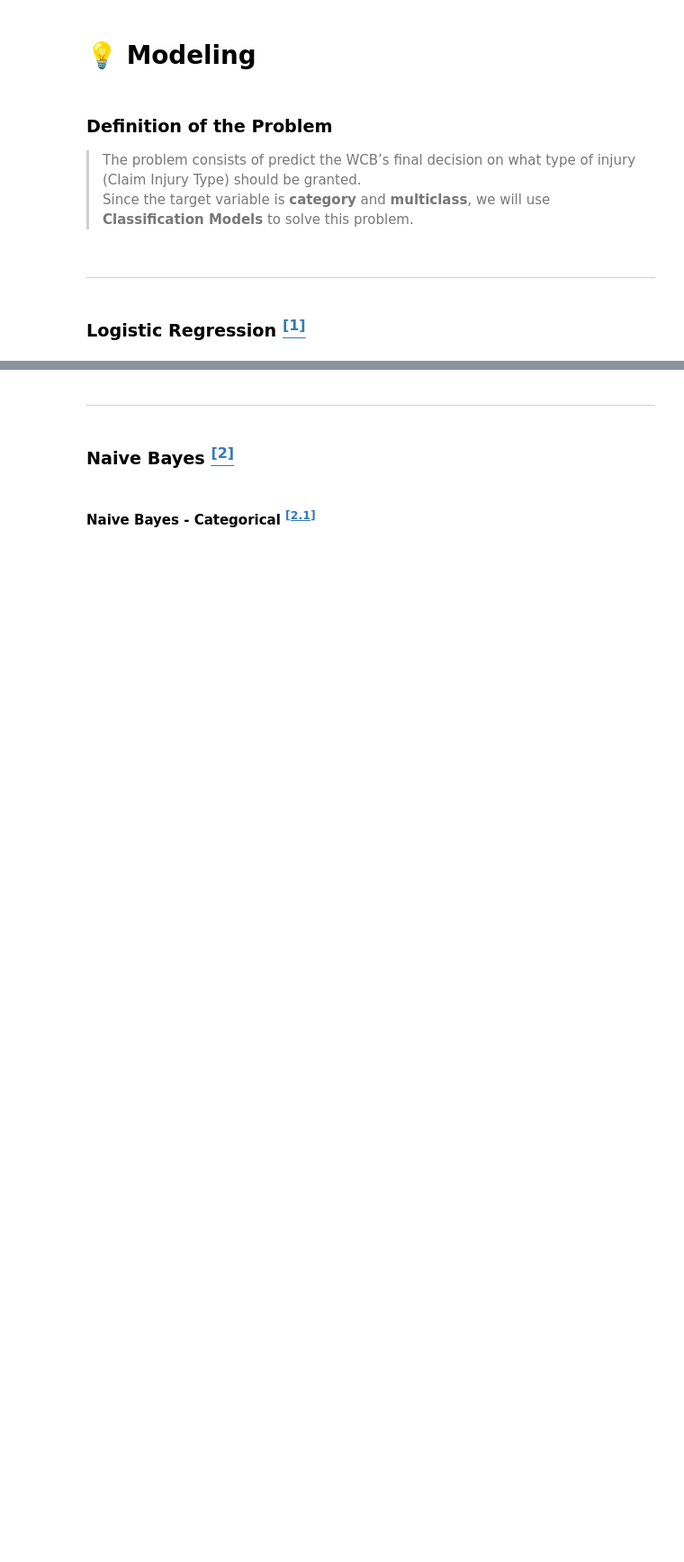
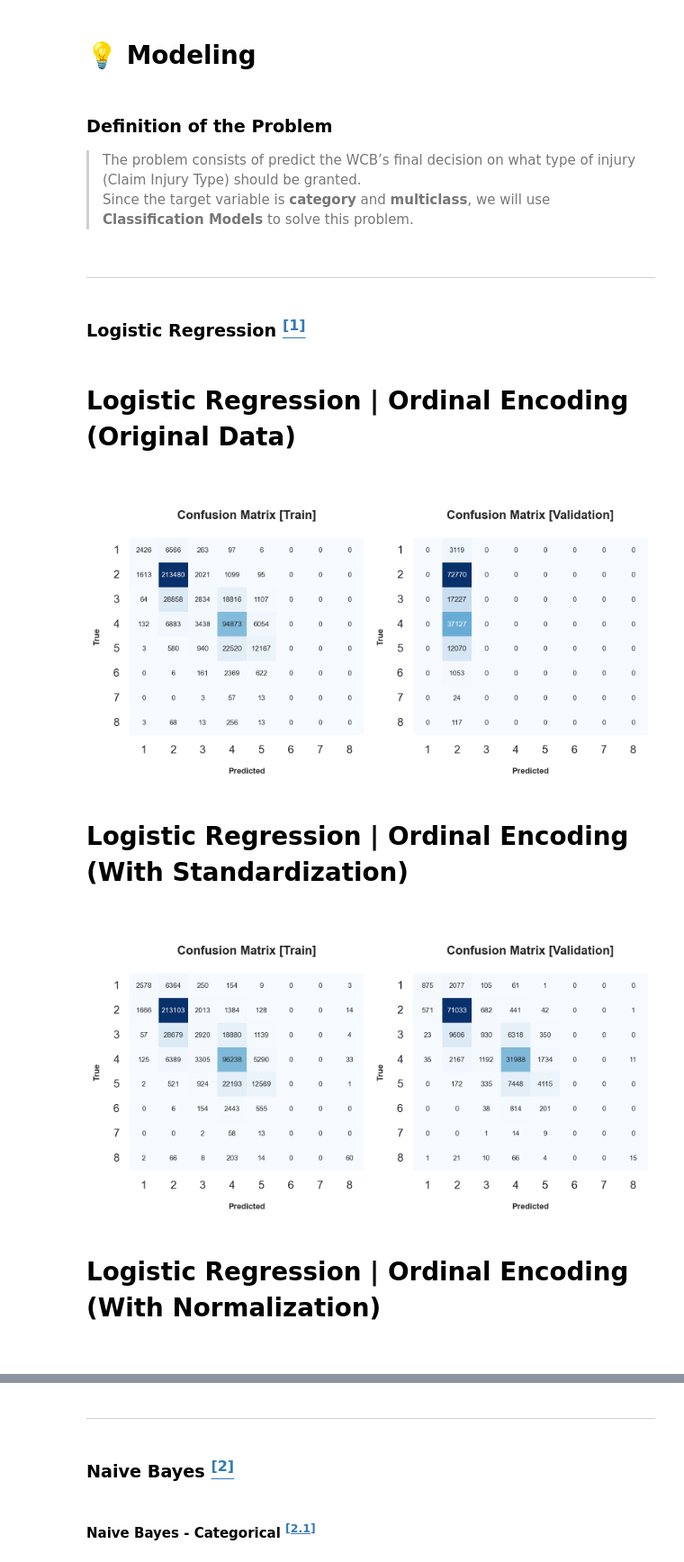
Before and after one commit to Silvestre17/ML_24.25_Project_Group33, a Jupyter notebook: 3_Modeling&Evaluation_MLProject_Group33.ipynb, the cells around one changed output, grey strips where cells are left out. Shown at 90% size. Drawn from its saved outputs; the diff is of its cells as text; code cells hidden in the pictures; blank space fills up the shorter version.

```diff
--- a/3_Modeling&Evaluation_MLProject_Group33.ipynb
+++ b/3_Modeling&Evaluation_MLProject_Group33.ipynb
@@ -362,7 +400,7 @@ def classification_metrics(model_name, cv_results,
 # %%
 # ------------------------------------------------- Logistic Regression -------------------------------------------------
 # ################################ Ordinal Encoding (with and without Standardization)
-# ============ Without Normalization
+# ============ Original Data
 lr_ord = LogisticRegression()
 lr_cv_ord = cross_validate(lr_ord,X_train_ordinal_encoded,y_train,cv=5)
 
@@ -375,6 +413,21 @@ lr_ord_pred_train_proba = lr_ord.predict_proba(X_train_norm)
 
 lr_ord_pred_val = lr_ord.predict(X_val_ordinal_encoded)
 lr_ord_pred_val_proba = lr_ord.predict_proba(X_val_ordinal_encoded)
+
+# ============ With Standardization
+lr_ord_std = LogisticRegression()
+lr_cv_ord_std = cross_validate(lr_ord_std,X_train_standardized,y_train,cv=5)
+
+# Train the model
+lr_ord_std.fit(X_train_standardized, y_train)
+
+# Predictions
+lr_ord_std_pred_train = lr_ord_std.predict(X_train_standardized)
+lr_ord_std_pred_train_proba = lr_ord_std.predict_proba(X_train_standardized)
+
+lr_ord_std_pred_val = lr_ord_std.predict(X_validation_standardized)
+lr_ord_std_pred_val_proba = lr_ord_std.predict_proba(X_validation_standardized)
+
 
 # ============ With Normalization
 lr_ord_norm = LogisticRegression()
@@ -390,6 +443,20 @@ lr_ord_norm_pred_train_proba = lr_ord_norm.predict_proba(X_train_norm)
 lr_ord_norm_pred_val = lr_ord_norm.predict(X_val_ordinal_encoded)
 lr_ord_norm_pred_val_proba = lr_ord_norm.predict_proba(X_val_ordinal_encoded)
 
+# ============ With Log Transformation
+lr_ord_log = LogisticRegression()
+lr_cv_ord_log = cross_validate(lr_ord_log,X_train_log,y_train,cv=5)
+
+# Train the model
+lr_ord_log.fit(X_train_log, y_train)
+
+# Predictions
+lr_ord_log_pred_train = lr_ord_log.predict(X_train_log)
+lr_ord_log_pred_train_proba = lr_ord_log.predict_proba(X_train_log)
+
+lr_ord_log_pred_val = lr_ord_log.predict(X_val_ordinal_encoded)
+lr_ord_log_pred_val_proba = lr_ord_log.predict_proba(X_val_ordinal_encoded)
+
 # ################################ One-Hot Encoding
 lr_ohe = LogisticRegression()
 lr_cv_ohe = cross_validate(lr_ohe,X_train_ohe,y_train,cv=5)
@@ -404,19 +471,33 @@ lr_ohe_pred_train_proba = lr_ohe.predict_proba(X_train_ohe)
 lr_ohe_pred_val = lr_ohe.predict(X_val_ohe)
 lr_ohe_pred_val_proba = lr_ohe.predict_proba(X_val_ohe)
 
-## Time of Execution Logistic Regression = 3m 51.3s
+## Time of Execution Logistic Regression = 6m 34.9s
 # %%
 # Classification Metrics & Confusion Matrix
-classification_metrics('Logistic Regression | Ordinal Encoding (W/o Normalization)', lr_cv_ord,
+classification_metrics('Logistic Regression | Ordinal Encoding (Original Data)', lr_cv_ord,
                        y_train, lr_ord_pred_train, lr_ord_pred_train_proba,
                        y_val, lr_ord_pred_val, lr_ord_pred_val_proba, classification_report=False)
+
+classification_metrics('Logistic Regression | Ordinal Encoding (With Standardization)', lr_cv_ord_std,
+                        y_train, lr_ord_std_pred_train, lr_ord_std_pred_train_proba,
+                        y_val, lr_ord_std_pred_val, lr_ord_std_pred_val_proba, classification_report=False)
 
 classification_metrics('Logistic Regression | Ordinal Encoding (With Normalization)', lr_cv_ord_norm,
                         y_train, lr_ord_norm_pred_train, lr_ord_norm_pred_train_proba,
                         y_val, lr_ord_norm_pred_val, lr_ord_norm_pred_val_proba, classification_report=False)
+
+classification_metrics('Logistic Regression | Ordinal Encoding (With Log Transformation)', lr_cv_ord_log,
+                        y_train, lr_ord_log_pred_train, lr_ord_log_pred_train_proba,
+                        y_val, lr_ord_log_pred_val, lr_ord_log_pred_val_proba, classification_report=False)
 
 classification_metrics('Logistic Regression | One-Hot Encoding', lr_cv_ohe,
                         y_train, lr_ohe_pred_train, lr_ohe_pred_train_proba,
                         y_val, lr_ohe_pred_val, lr_ohe_pred_val_proba, classification_report=False)
 
 ##############################################################################################################################################
+# %% [output]
+Logistic Regression | Ordinal Encoding (Original Data)
+[figure, added]
+Logistic Regression | Ordinal Encoding (With Standardization)
+[figure, added]
+Logistic Regression | Ordinal Encoding (With Normalization)
```
Also changed, not shown: parts of 42 cells of this notebook, 1 other file.
